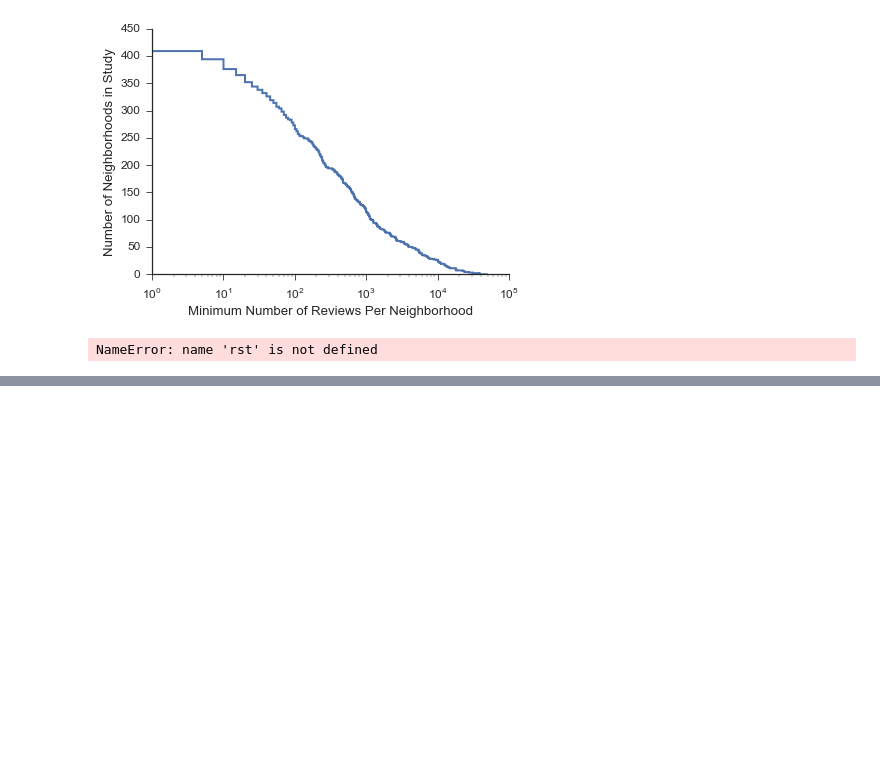
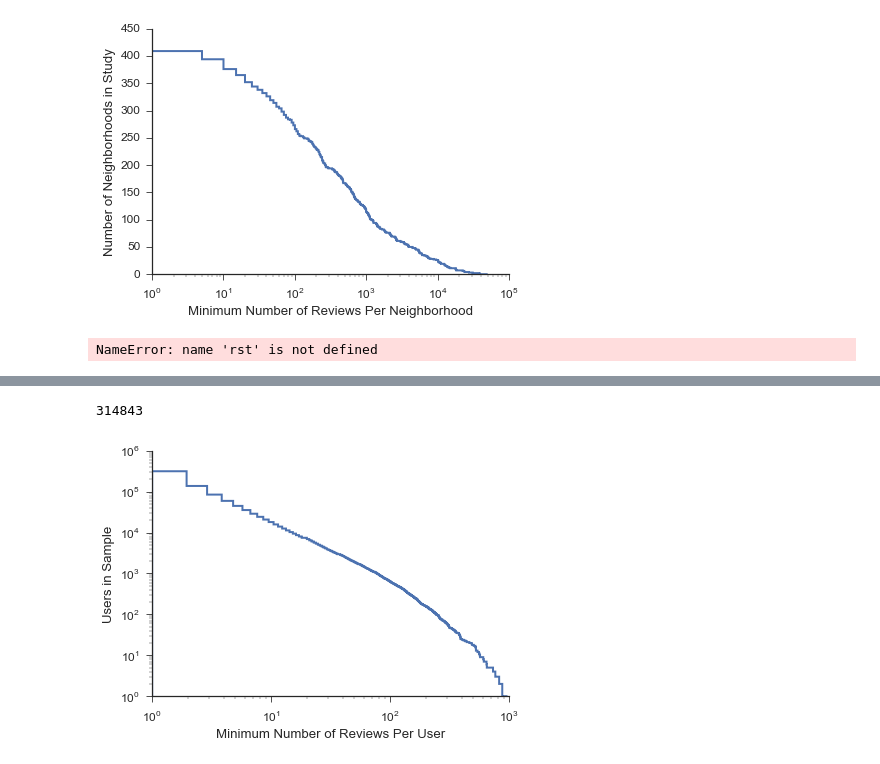
Before and after one commit to zihaoxu/jac_project, a Jupyter notebook: yelp_dataset.ipynb, the cells around one changed output, grey strips where cells are left out. Drawn from its saved outputs; the diff is of its cells as text; code cells hidden in the pictures; blank space fills up the shorter version.

```diff
--- a/yelp_dataset.ipynb
+++ b/yelp_dataset.ipynb
@@ -354,0 +354,17 @@ rst
+# %%
+rst.drop(['Unnamed: 0_x', 'Unnamed: 0.1',\
+          'Unnamed: 0_x','Unnamed: 0_y','loop_i','full_address'], axis = 1, inplace = True)
+# %%
+len(np.unique(rst['user_id'], return_counts = True)[0])
+# %% [output]
+314843
+# %%
+plt.hist(np.unique(rst['user_id'], return_counts = True)[1], bins = 1000, cumulative = -1,\
+         histtype = 'step', lw = 2)
+plt.xscale('log')
+plt.yscale('log')
+plt.xlabel('Minimum Number of Reviews Per User')
+plt.ylabel('Users in Sample')
+sns.despine()
+# %% [output]
+[figure, added]
```
Also changed, not shown: parts of 4 cells of this notebook, 3 other files.
